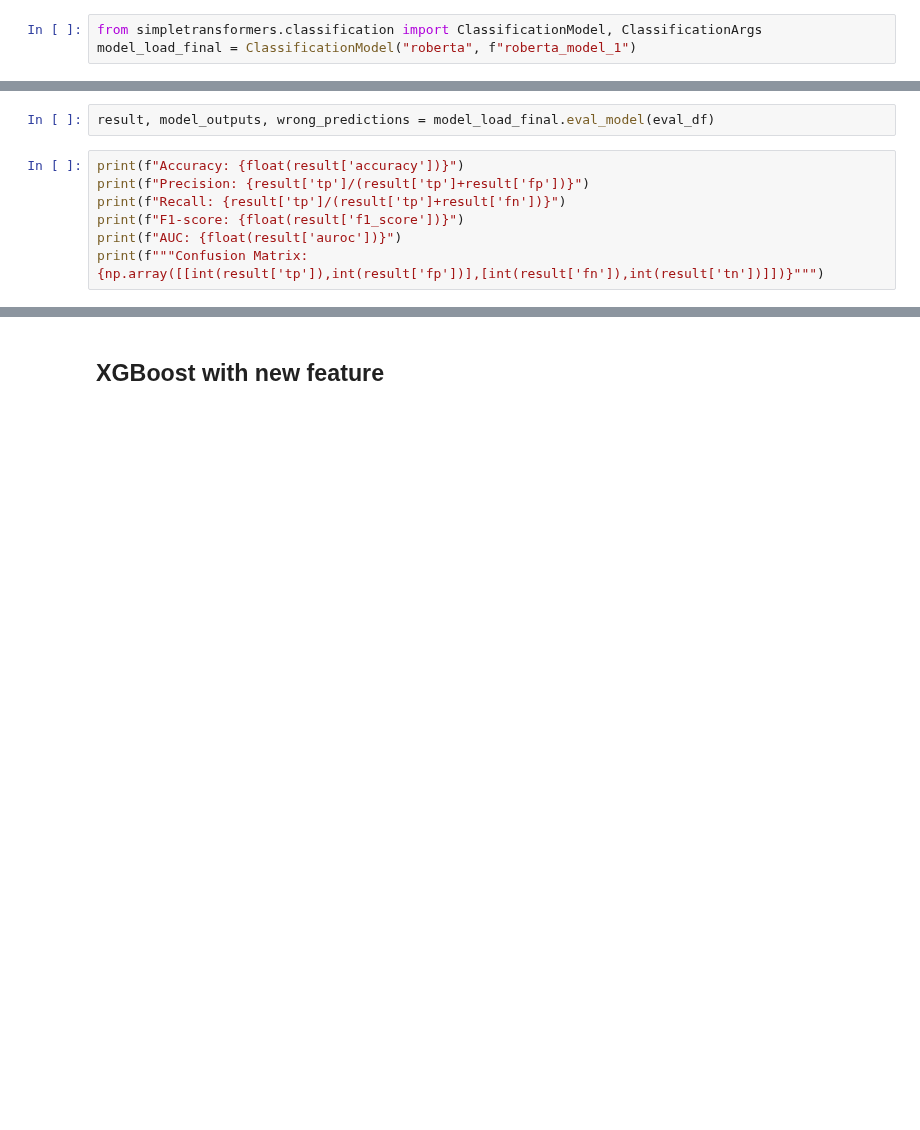
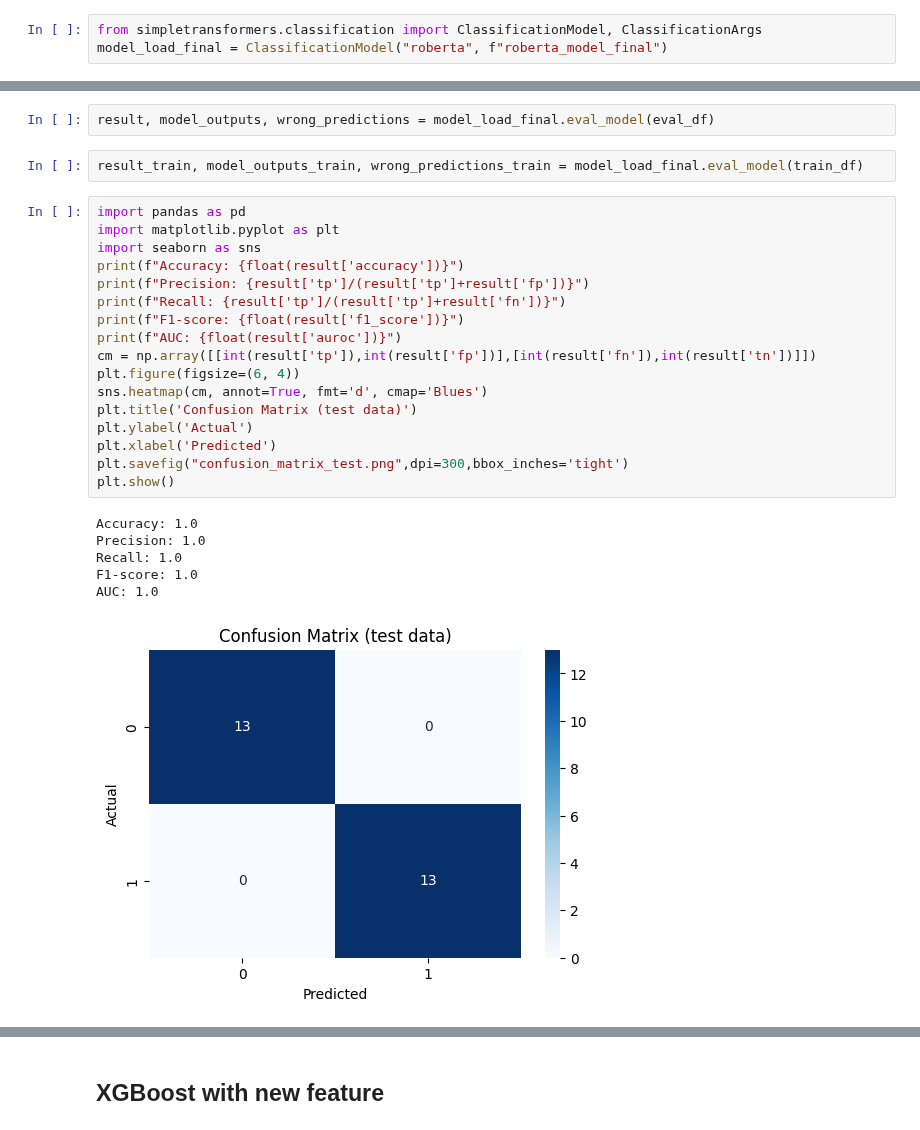
Before and after one commit to Keeta-Kimila/classification-model-that-email-between-Legitimate-or-Phishing, a Jupyter notebook: source_code/feature_extraction_and_model.ipynb, the cells around one changed output, grey strips where cells are left out. Cells and saved outputs as stored; diff of their text form; blank space fills up the shorter version.

```diff
--- a/source_code/feature_extraction_and_model.ipynb
+++ b/source_code/feature_extraction_and_model.ipynb
@@ -1130,16 +1130,34 @@ while True:
 ### Load Model
 # %%
 from simpletransformers.classification import ClassificationModel, ClassificationArgs
-model_load_final = ClassificationModel("roberta", f"roberta_model_1")
+model_load_final = ClassificationModel("roberta", f"roberta_model_final")
 # %% [markdown]
 ### Evaluate
 # %%
 result, model_outputs, wrong_predictions = model_load_final.eval_model(eval_df)
+# %%
+result_train, model_outputs_train, wrong_predictions_train = model_load_final.eval_model(train_df)
 # %%
+import pandas as pd
+import matplotlib.pyplot as plt
+import seaborn as sns
 print(f"Accuracy: {float(result['accuracy'])}")
 print(f"Precision: {result['tp']/(result['tp']+result['fp'])}")
 print(f"Recall: {result['tp']/(result['tp']+result['fn'])}")
 print(f"F1-score: {float(result['f1_score'])}")
 print(f"AUC: {float(result['auroc'])}")
-print(f"""Confusion Matrix:
-{np.array([[int(result['tp']),int(result['fp'])],[int(result['fn']),int(result['tn'])]])}""")
+cm = np.array([[int(result['tp']),int(result['fp'])],[int(result['fn']),int(result['tn'])]])
+plt.figure(figsize=(6, 4))
+sns.heatmap(cm, annot=True, fmt='d', cmap='Blues')
+plt.title('Confusion Matrix (test data)')
+plt.ylabel('Actual')
+plt.xlabel('Predicted')
+plt.savefig("confusion_matrix_test.png",dpi=300,bbox_inches='tight')
+plt.show()
+# %% [output]
+Accuracy: 1.0
+Precision: 1.0
+Recall: 1.0
+F1-score: 1.0
+AUC: 1.0
+[figure, added]
```
Also changed, not shown: parts of 1 cell of this notebook.
